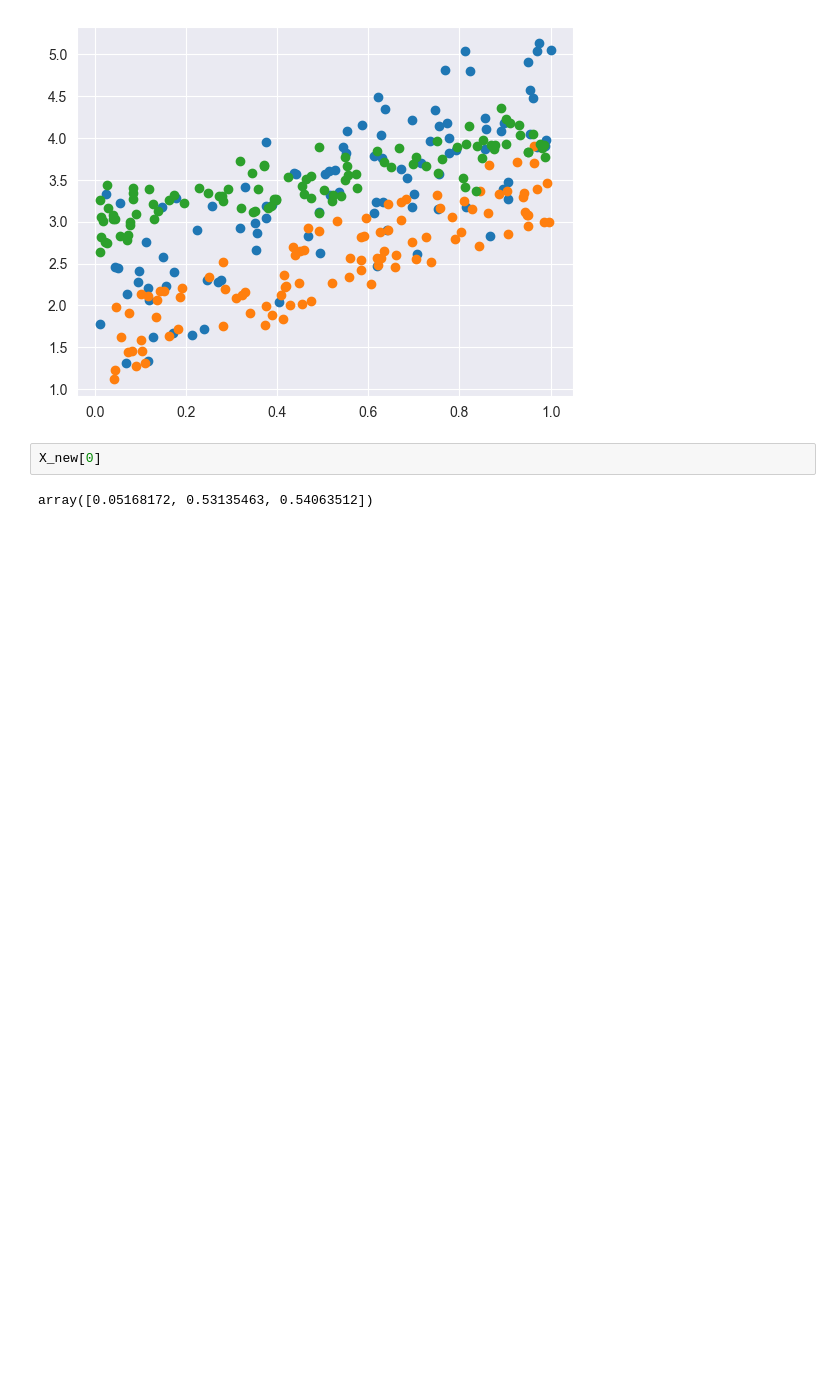
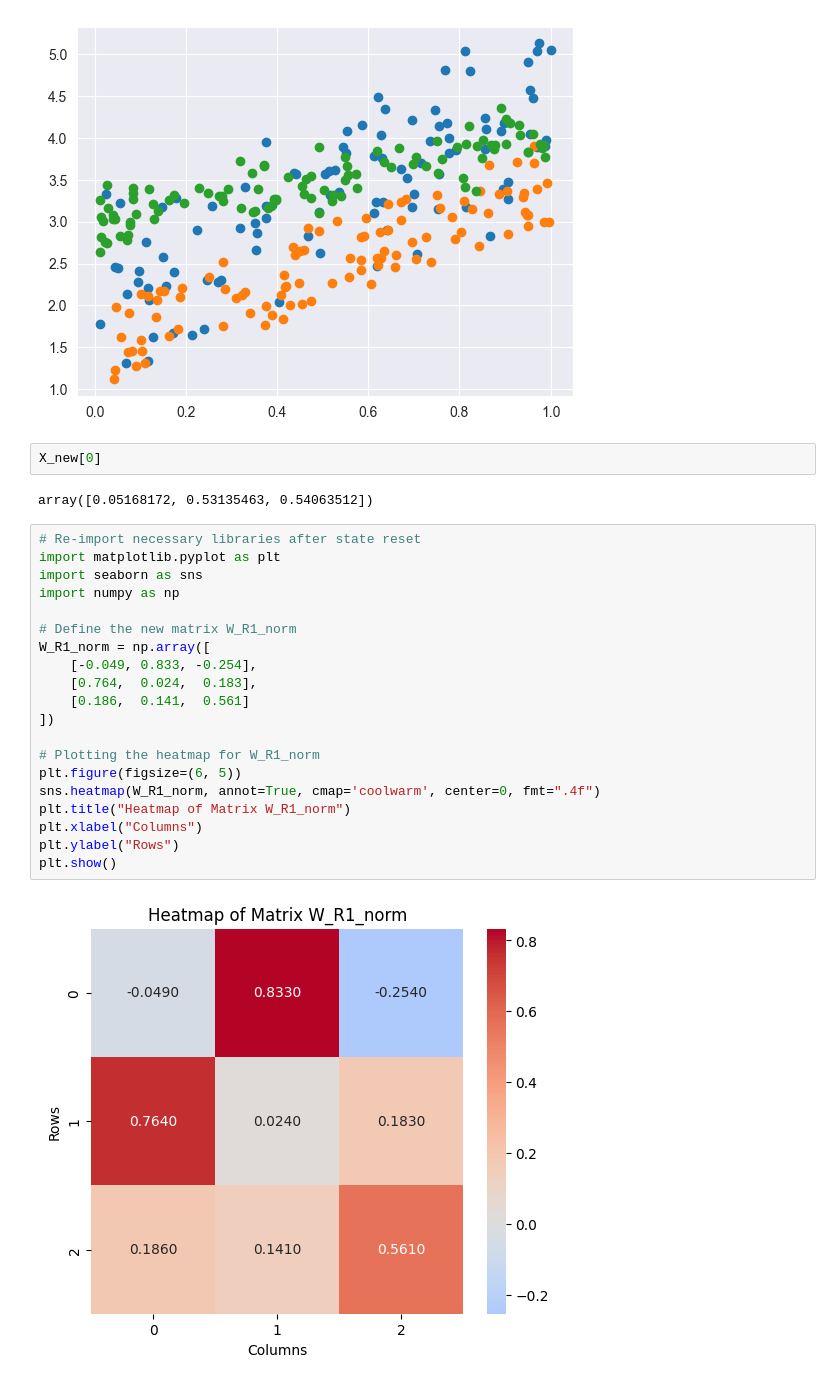
Before and after one commit to Leung555/Rapid_Innate_Learning_RIL, a Jupyter notebook: analysis/Analysis_test.ipynb, the cells around one changed output. Saved outputs shown, nothing was run; the diff lists cells and outputs as text; blank space fills up the shorter version.

```diff
--- a/analysis/Analysis_test.ipynb
+++ b/analysis/Analysis_test.ipynb
@@ -141,3 +141,25 @@ for i in range(3):
 X_new[0]
 # %% [output]
 array([0.05168172, 0.53135463, 0.54063512])
+# %%
+# Re-import necessary libraries after state reset
+import matplotlib.pyplot as plt
+import seaborn as sns
+import numpy as np
+
+# Define the new matrix W_R1_norm
+W_R1_norm = np.array([
+    [-0.049, 0.833, -0.254],
+    [0.764,  0.024,  0.183],
+    [0.186,  0.141,  0.561]
+])
+
+# Plotting the heatmap for W_R1_norm
+plt.figure(figsize=(6, 5))
+sns.heatmap(W_R1_norm, annot=True, cmap='coolwarm', center=0, fmt=".4f")
+plt.title("Heatmap of Matrix W_R1_norm")
+plt.xlabel("Columns")
+plt.ylabel("Rows")
+plt.show()
+# %% [output]
+[figure, added]
```
Also changed, not shown: 2 other files.
